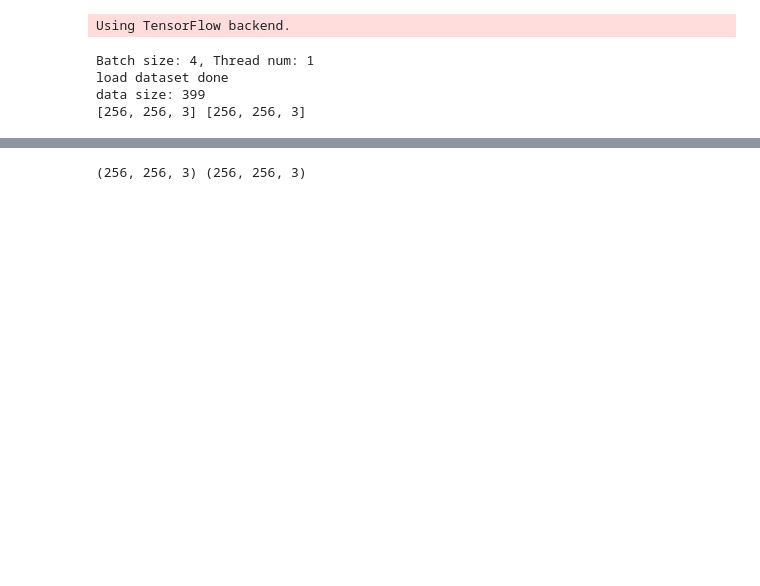
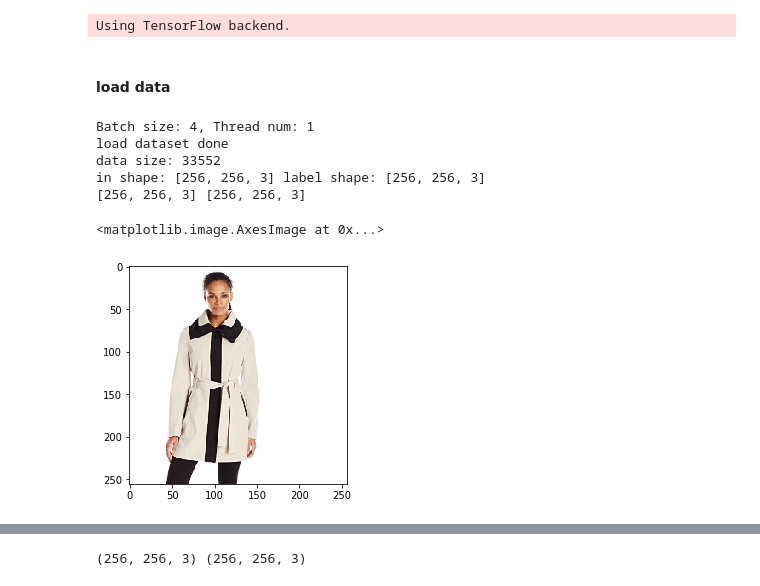
Before and after one commit to Avi-avidan/pix2pix, a Jupyter notebook: train_pix2pix.ipynb, the cells around one changed output, grey strips where cells are left out. Saved outputs shown, nothing was run; the diff lists cells and outputs as text; code cells hidden in the pictures; blank space fills up the shorter version.

Commit message:
including product general mask loader

```diff
--- a/train_pix2pix.ipynb
+++ b/train_pix2pix.ipynb
@@ -13,5 +17,7 @@ from model import create_netD, create_netG, my_init
 # %% [output]
 Using TensorFlow backend.
+# %% [markdown]
+#### load data
 # %%
 np.random.seed(1234)
 tf.set_random_seed(1234)
@@ -19,30 +25,42 @@ tf.set_random_seed(1234)
 sess = tf.Session()
 K.set_session(sess)
 
-dataset='facades'
+dataset = 'product_gm'
 ngf = 64
 ndf = 64
-batch_size = 4
-nb_epochs = 10
+batch_size = config['batch_size']
 
-data = Dataset(dataset=dataset, batch_size=batch_size, thread_num=1)
+# data = Dataset(dataset=dataset, batch_size=batch_size, thread_num=1)
+data = DLoader(config)
 
 (train_X, train_y) = data.get_inputs()
 
-test_img, test_label = load_image('./datasets/%s/val/%d.jpg' % (dataset, 1))
-test_img = img_shift(test_img)
-test_label = img_shift(test_label)
+# test_img, test_label = load_image('./datasets/%s/val/%d.jpg' % (dataset, 1))
+test_imgs, test_labels = [], []
+for i in range(config['batch_size']):
+    test_img, test_label = data.get_img_label(data.val_data[randint(0, len(data.val_data)-1)])
+    test_imgs.append(test_img)
+    test_labels.append(test_label)
+# test_img = img_shift(test_img)
+# test_label = img_shift(test_label)
 
 img_shape, label_shape = data.get_shape()
 
-image_width = img_shape[0]
-image_height = img_shape[1]
-input_channel = label_shape[2]
-output_channel = img_shape[2]
+image_width = img_shape[1]
+image_height = img_shape[0]
+output_channel = label_shape[2]
+input_channel = img_shape[2]
 
 print(img_shape, label_shape)
 # %% [output]
 Batch size: 4, Thread num: 1
 load dataset done
-data size: 399
+data size: 33552
+in shape: [256, 256, 3] label shape: [256, 256, 3]
 [256, 256, 3] [256, 256, 3]
+# %%
+# test_img, test_label = data.get_img_label(data.val_data[randint(0, len(data.val_data)-1)])
+plt.imshow(np.array(np.array(test_imgs[3][:,:,[2,1,0]]+1)*127.5, dtype=np.uint8))
+# %% [output]
+<matplotlib.image.AxesImage at 0x...>
+[figure, added]
```
Also changed, not shown: parts of 20 cells of this notebook, 4 other files.
